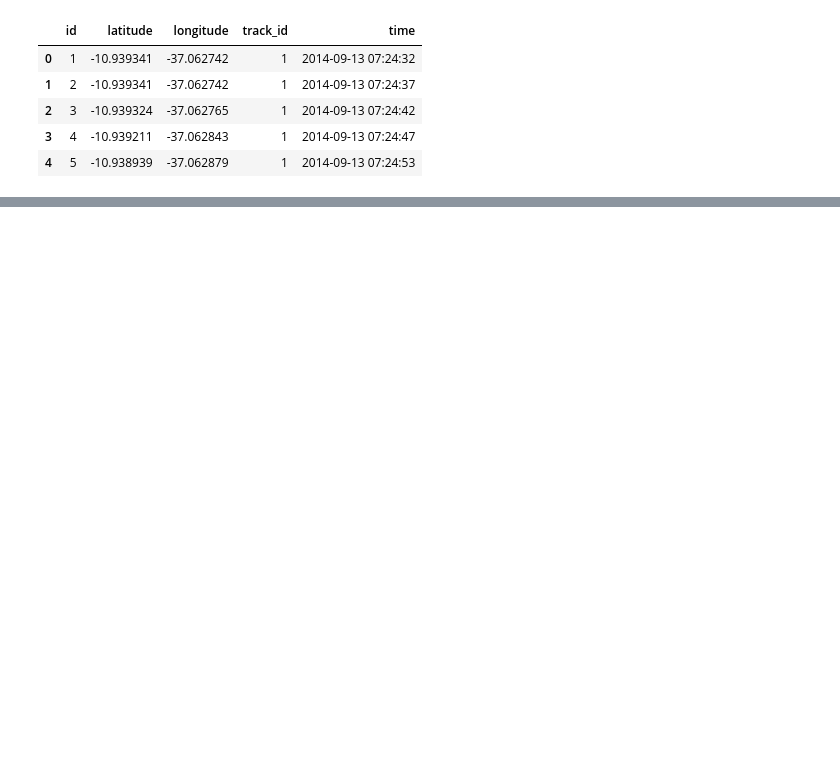
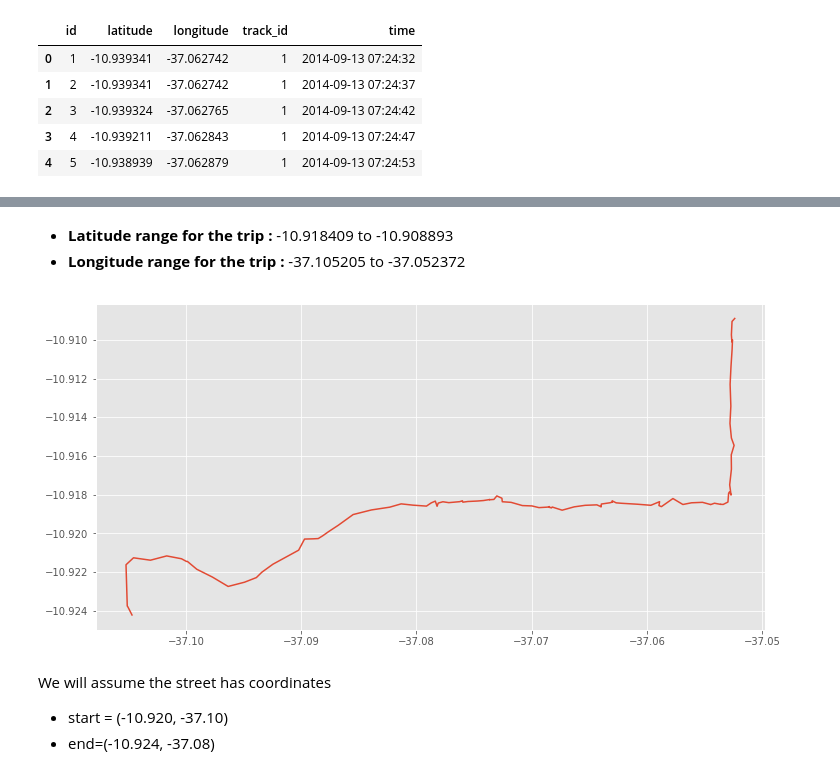
Before and after one commit to anish2197/data-analystics, a Jupyter notebook: Day 4.ipynb, the cells around one changed output, grey strips where cells are left out. Saved outputs shown, nothing was run; the diff lists cells and outputs as text; code cells hidden in the pictures; blank space fills up the shorter version.

Commit message:
street plotting

```diff
--- a/Day 4.ipynb
+++ b/Day 4.ipynb
@@ -221,0 +248,6 @@ mplleaflet.display()
+# %%
+trip = 4
+
+trip_filter = df["track_id"] == trip
+df_trip = df[trip_filter]
+df_trip.describe()
@@ -221,0 +264,16 @@ mplleaflet.display()
+# %% [markdown]
+* **Latitude range for the trip :** -10.918409 to -10.908893
+* **Longitude range for the trip :** -37.105205 to -37.052372
+# %%
+# Lets plot the coordinates to choose a street for our function
+
+plt.figure(figsize=(12,6))
+plt.plot(df_trip["longitude"], df_trip["latitude"])
+plt.show()
+# %% [output]
+[figure, added]
+# %% [markdown]
+
+We will assume the street has coordinates
+* start = (-10.920, -37.10)
+* end=(-10.924, -37.08)
```
Also changed, not shown: parts of 12 cells of this notebook, 3 other files.
